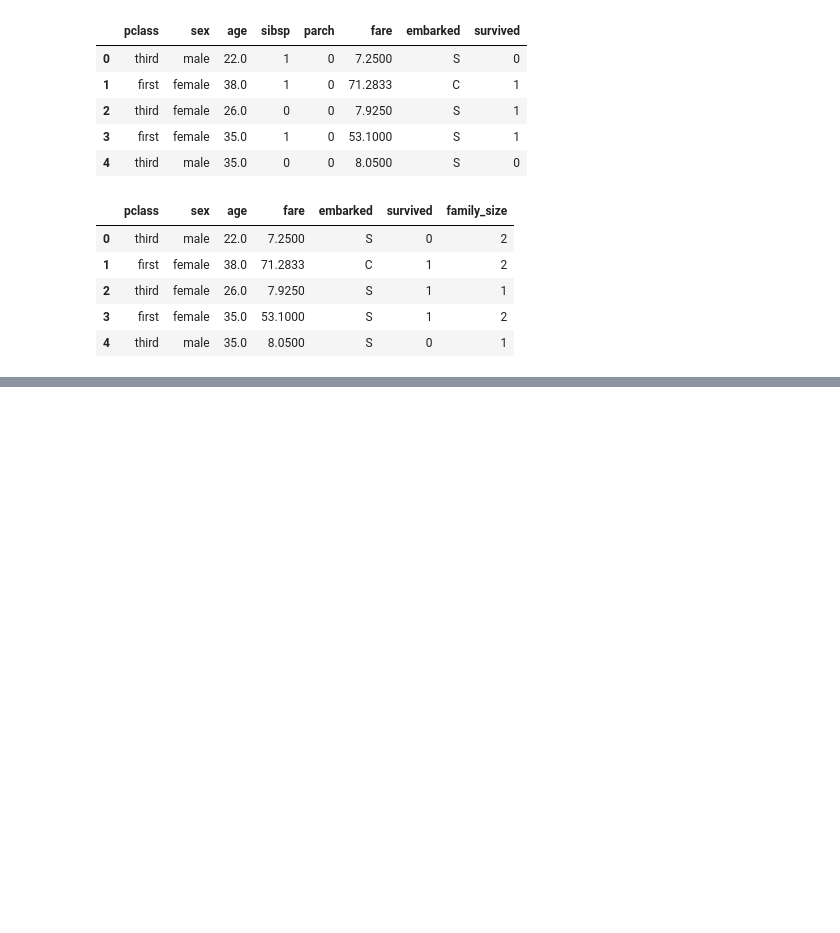
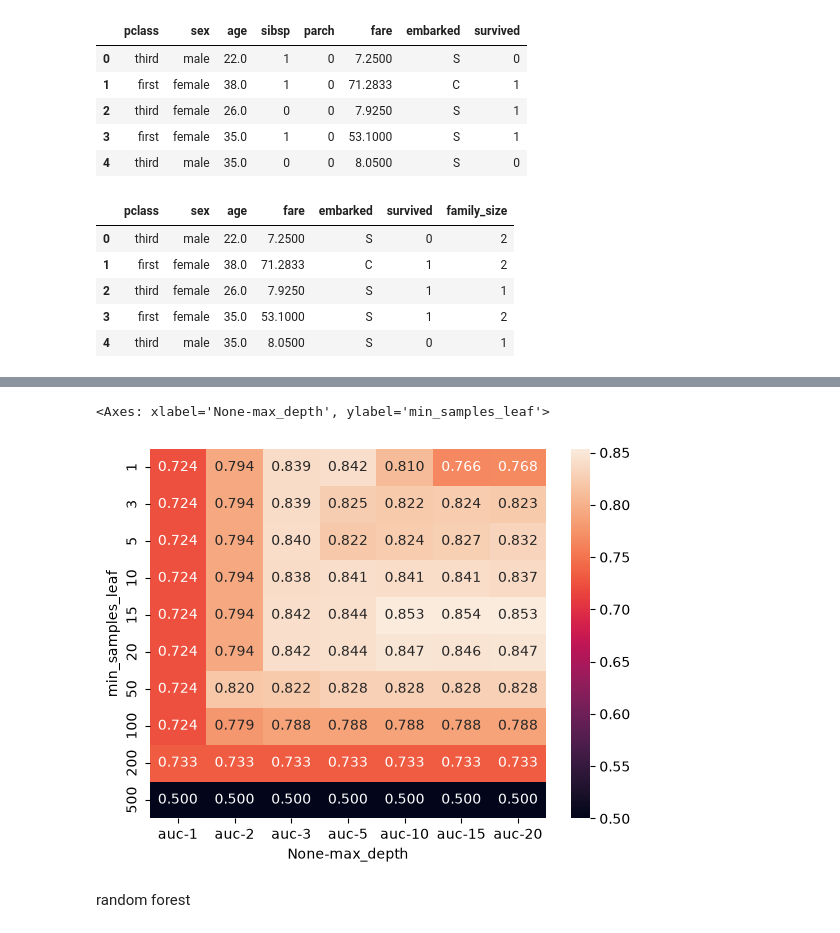
Before and after one commit to Gagun45/titanic-prediction, a Jupyter notebook: notebook.ipynb, the cells around one changed output, grey strips where cells are left out. Saved outputs shown, nothing was run; the diff lists cells and outputs as text; code cells hidden in the pictures; blank space fills up the shorter version.

```diff
--- a/notebook.ipynb
+++ b/notebook.ipynb
@@ -101,0 +110,12 @@ del df_test['survived']
+# %%
+dv = DictVectorizer(sparse=False)
+
+dicts_train = df_train.to_dict(orient='records')
+dicts_val = df_val.to_dict(orient='records')
+X_train = dv.fit_transform(dicts_train)
+dt = DecisionTreeClassifier(max_depth=2)
+dt.fit(X_train, y_train)
+X_val = dv.transform(dicts_val)
+y_pred = dt.predict_proba(X_val)[:,1]
+auc = roc_auc_score(y_val, y_pred)
+print(auc)
@@ -101,0 +124,16 @@ del df_test['survived']
+# %%
+depths = [1,2,3,5,10,15,20]
+samples_leaf = [1,3,5,10,15,20,50,100, 200, 500]
+scores = []
+for d in depths:
+    for s in samples_leaf:
+        dt = DecisionTreeClassifier(max_depth=d, min_samples_leaf=s)
+        dt.fit(X_train, y_train)
+        X_val = dv.transform(dicts_val)
+        y_pred = dt.predict_proba(X_val)[:,1]
+        auc = roc_auc_score(y_val, y_pred)
+        scores.append((d,s,auc))
+columns = ['max_depth', 'min_samples_leaf', 'auc']
+df_scores = pd.DataFrame(scores, columns=columns)
+df_scores_pivot = df_scores.pivot(index='min_samples_leaf', columns=['max_depth'], values=['auc'])
+df_scores_pivot.round(3)
@@ -101,0 +154,5 @@ del df_test['survived']
+# %%
+sns.heatmap(df_scores_pivot, annot=True, fmt='.3f')
+# %% [output]
+<Axes: xlabel='None-max_depth', ylabel='min_samples_leaf'>
+[figure, added]
@@ -101,0 +164,2 @@ del df_test['survived']
+# %% [markdown]
+random forest
```
Also changed, not shown: parts of 20 cells of this notebook, 2 other files.
